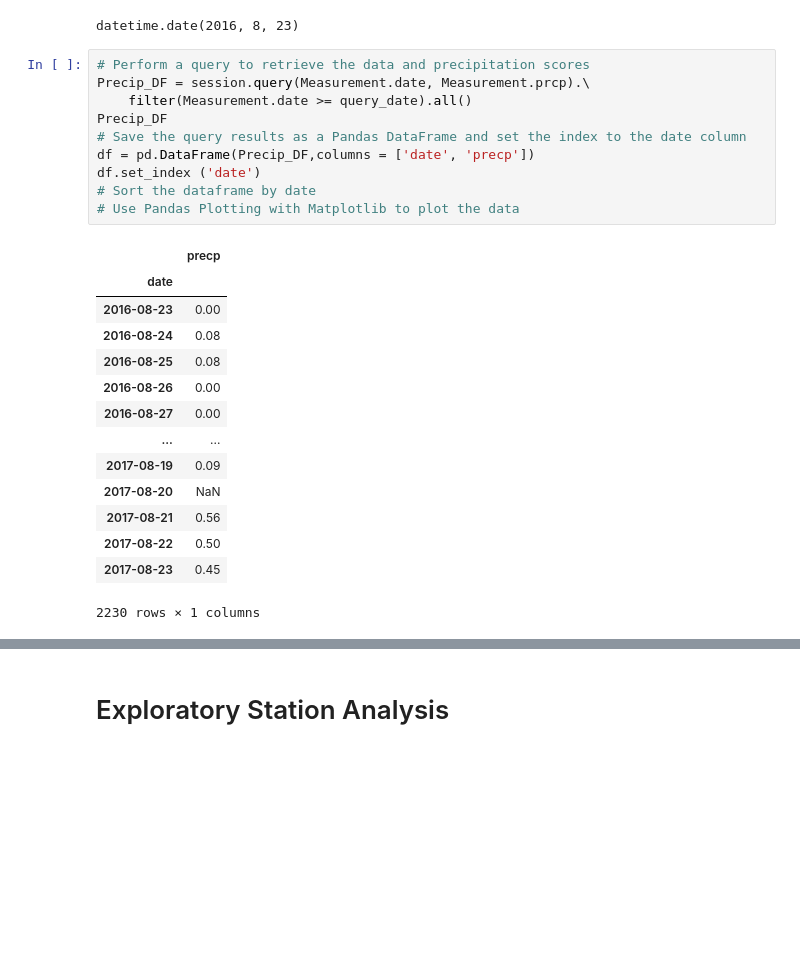
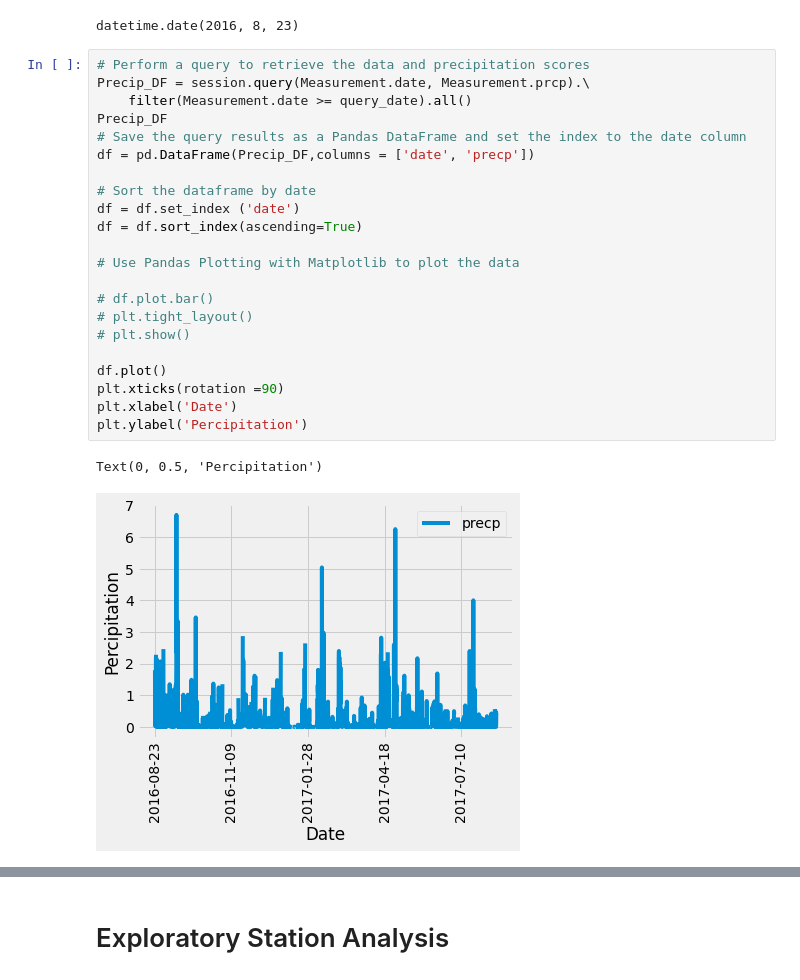
Before and after one commit to LibertyHeise/Surfing-Conditions-Analysis, a Jupyter notebook: SurfsUp/climate_LH.ipynb, the cells around one changed output, grey strips where cells are left out. Drawn from its saved outputs; the diff is of its cells as text; blank space fills up the shorter version.

```diff
--- a/SurfsUp/climate_LH.ipynb
+++ b/SurfsUp/climate_LH.ipynb
@@ -89,26 +89,26 @@ datetime.date(2016, 8, 23)
 # %%
 # Perform a query to retrieve the data and precipitation scores
 Precip_DF = session.query(Measurement.date, Measurement.prcp).\
     filter(Measurement.date >= query_date).all()
 Precip_DF
 # Save the query results as a Pandas DataFrame and set the index to the date column
 df = pd.DataFrame(Precip_DF,columns = ['date', 'precp'])
-df.set_index ('date')
+
 # Sort the dataframe by date
+df = df.set_index ('date')
+df = df.sort_index(ascending=True)
+
 # Use Pandas Plotting with Matplotlib to plot the data
+
+# df.plot.bar()
+# plt.tight_layout()
+# plt.show()
+
+df.plot()
+plt.xticks(rotation =90)
+plt.xlabel('Date')
+plt.ylabel('Percipitation')
 # %% [output]
-|  | precp |
-| date |  |
-| 2016-08-23 | 0.00 |
-| 2016-08-24 | 0.08 |
-| 2016-08-25 | 0.08 |
-| 2016-08-26 | 0.00 |
-| 2016-08-27 | 0.00 |
-| ... | ... |
-| 2017-08-19 | 0.09 |
-| 2017-08-20 | NaN |
-| 2017-08-21 | 0.56 |
-| 2017-08-22 | 0.50 |
-| 2017-08-23 | 0.45 |
-2230 rows × 1 columns
+Text(0, 0.5, 'Percipitation')
+[figure, added]
 # %%
```
Also changed, not shown: parts of 2 cells of this notebook.
